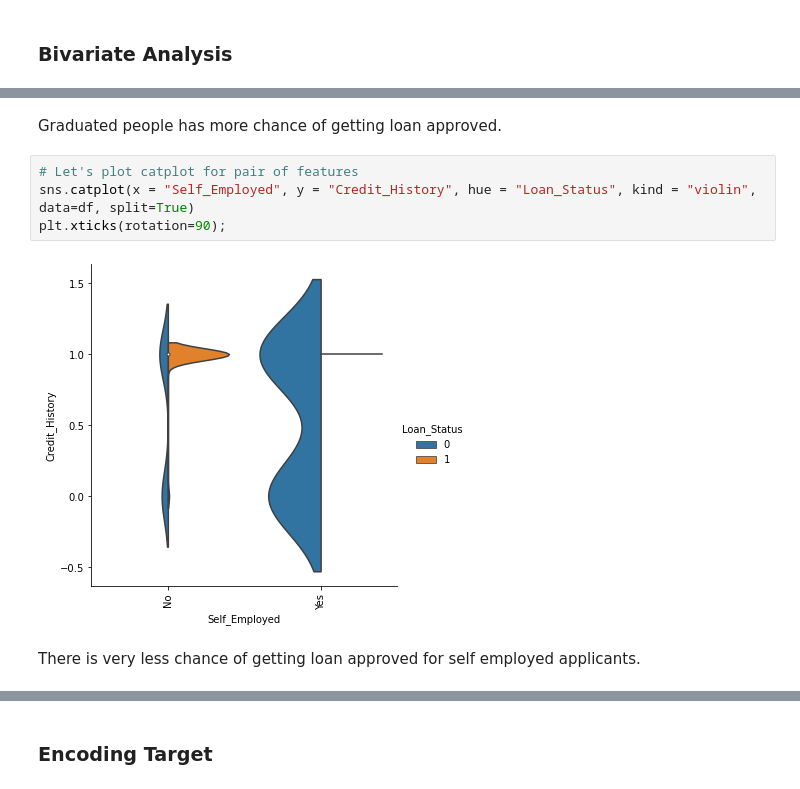
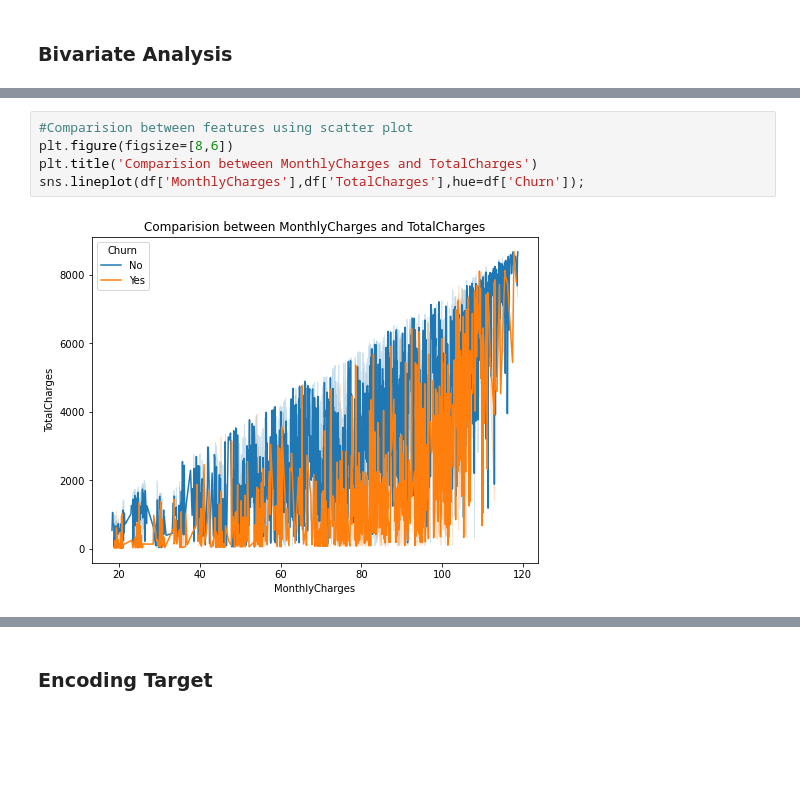
Before and after one commit to Aliakbar2/Datatrained, a Jupyter notebook: customer_churn_SOLVED.ipynb, the cells around one changed output, grey strips where cells are left out. Drawn from its saved outputs; the diff is of its cells as text; blank space fills up the shorter version.

```diff
--- a/customer_churn_SOLVED.ipynb
+++ b/customer_churn_SOLVED.ipynb
@@ -539,10 +494,7 @@ plt.xticks(rotation=90);
-# %% [markdown]
-Graduated people has more chance of getting loan approved.
-# %%
-# Let's plot catplot for pair of features
-sns.catplot(x = "Self_Employed", y = "Credit_History", hue = "Loan_Status", kind = "violin", data=df, split=True)
-plt.xticks(rotation=90);
-# %% [output]
-[figure, removed]
-# %% [markdown]
-There is very less chance of getting loan approved for self employed applicants.
+# %%
+#Comparision between features using scatter plot
+plt.figure(figsize=[8,6])
+plt.title('Comparision between MonthlyCharges and TotalCharges')
+sns.lineplot(df['MonthlyCharges'],df['TotalCharges'],hue=df['Churn']);
+# %% [output]
+[figure, added]
```
Also changed, not shown: parts of 72 cells of this notebook.
